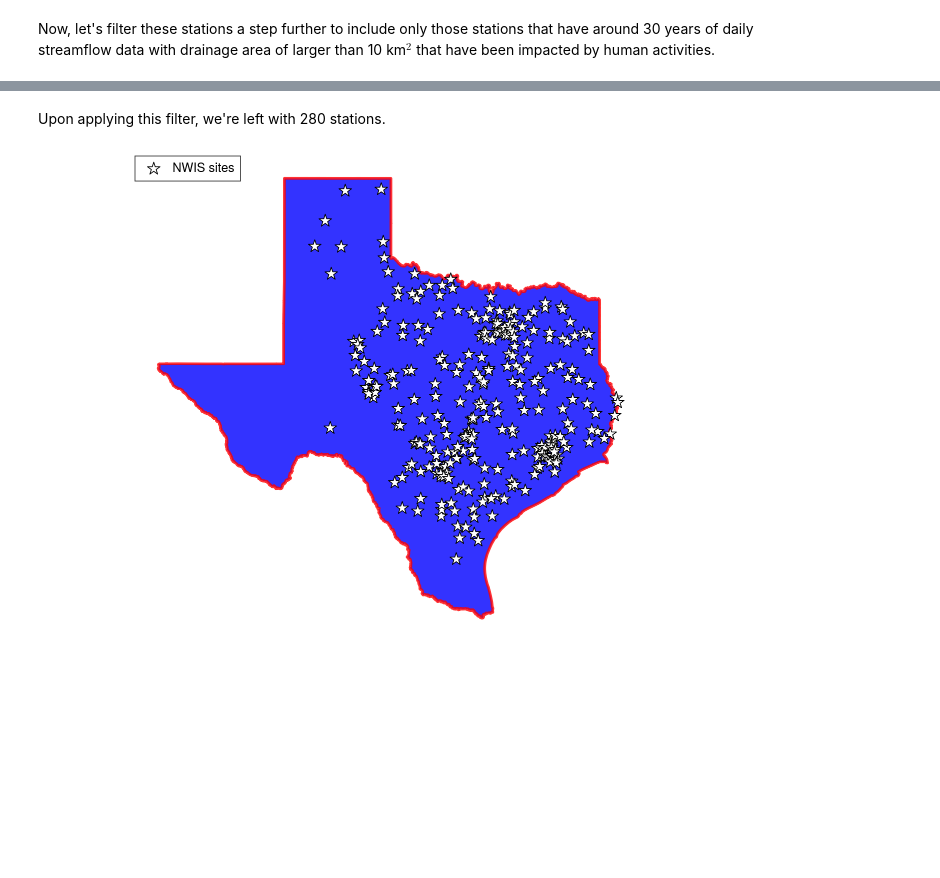
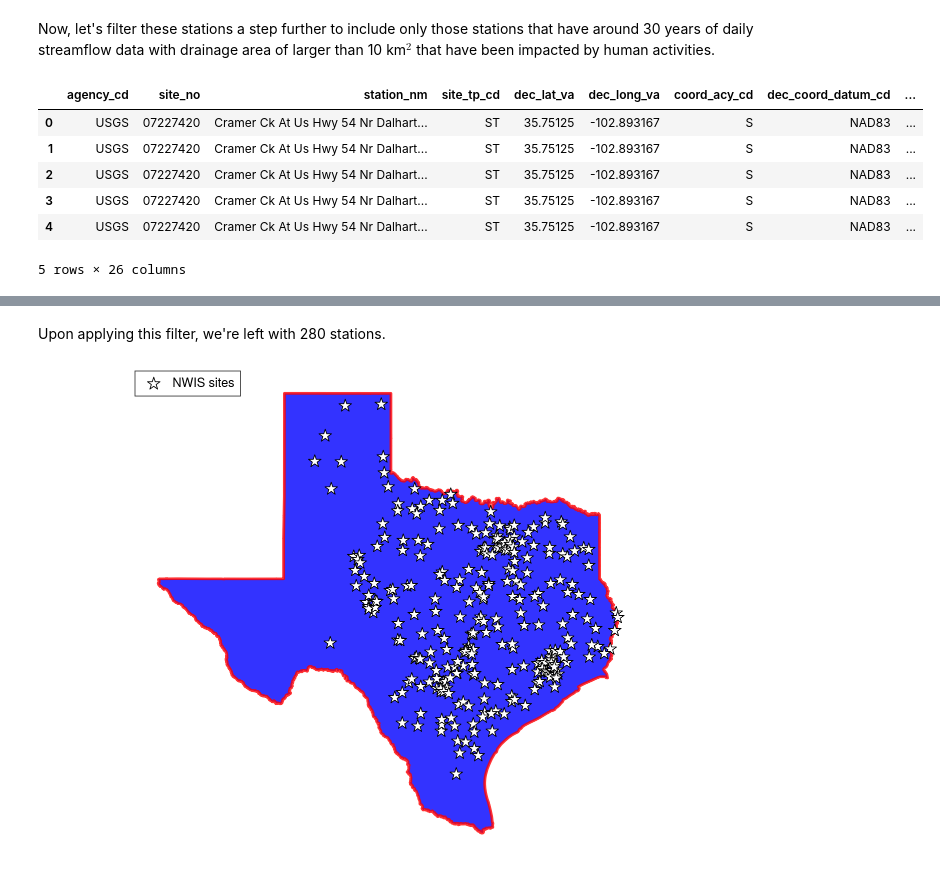
Before and after one commit to mhweber/ICRW8_Geospatial_Workshop, a Jupyter notebook: Dam_Impact.ipynb, the cells around one changed output, grey strips where cells are left out. Drawn from its saved outputs; the diff is of its cells as text; code cells hidden in the pictures; blank space fills up the shorter version.

```diff
--- a/Dam_Impact.ipynb
+++ b/Dam_Impact.ipynb
@@ -72,5 +70,15 @@ ax.set_axis_off()
 # %% [markdown]
 Now, let's filter these stations a step further to include only those stations that have around 30 years of daily streamflow data with drainage area of larger than 10 km$^2$ that have been impacted by human activities.
+# %%
+sites.head()
+# %% [output]
+|  | agency_cd | site_no | station_nm | site_tp_cd | dec_lat_va | dec_long_va | coord_acy_cd | dec_coord_datum_cd | ... |
+| 0 | USGS | 07227420 | Cramer Ck At Us Hwy 54 Nr Dalhart... | ST | 35.75125 | -102.893167 | S | NAD83 | ... |
+| 1 | USGS | 07227420 | Cramer Ck At Us Hwy 54 Nr Dalhart... | ST | 35.75125 | -102.893167 | S | NAD83 | ... |
+| 2 | USGS | 07227420 | Cramer Ck At Us Hwy 54 Nr Dalhart... | ST | 35.75125 | -102.893167 | S | NAD83 | ... |
+| 3 | USGS | 07227420 | Cramer Ck At Us Hwy 54 Nr Dalhart... | ST | 35.75125 | -102.893167 | S | NAD83 | ... |
+| 4 | USGS | 07227420 | Cramer Ck At Us Hwy 54 Nr Dalhart... | ST | 35.75125 | -102.893167 | S | NAD83 | ... |
+5 rows × 26 columns
 # %%
 sites = sites[
     (sites.parm_cd == "00060")  # discharge
```
Also changed, not shown: parts of 10 cells of this notebook, 2 other files.
